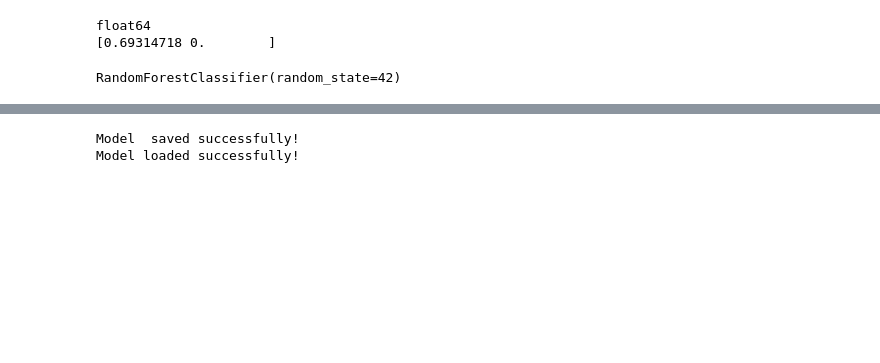
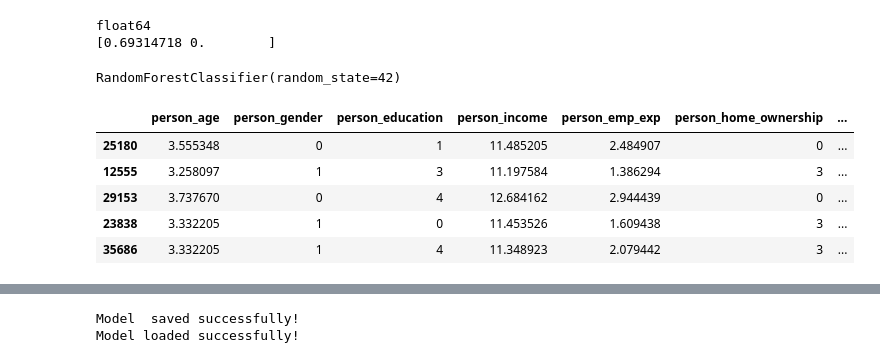
Before and after one commit to boomiikas/Loan-Approval-Prediction, a Jupyter notebook: reg.ipynb, the cells around one changed output, grey strips where cells are left out. Cells and saved outputs as stored; diff of their text form; code cells hidden in the pictures; blank space fills up the shorter version.

```diff
--- a/reg.ipynb
+++ b/reg.ipynb
@@ -207,6 +205,15 @@ rf = RandomForestClassifier(n_estimators=100, random_state=42)
 rf.fit(X_train, y_train)
 # %% [output]
 RandomForestClassifier(random_state=42)
+# %%
+X_train.head()
+# %% [output]
+|  | person_age | person_gender | person_education | person_income | person_emp_exp | person_home_ownership | ... |
+| 25180 | 3.555348 | 0 | 1 | 11.485205 | 2.484907 | 0 | ... |
+| 12555 | 3.258097 | 1 | 3 | 11.197584 | 1.386294 | 3 | ... |
+| 29153 | 3.737670 | 0 | 4 | 12.684162 | 2.944439 | 0 | ... |
+| 23838 | 3.332205 | 1 | 0 | 11.453526 | 1.609438 | 3 | ... |
+| 35686 | 3.332205 | 1 | 4 | 11.348923 | 2.079442 | 3 | ... |
 # %%
 print(X_train.columns)
 # %% [output]
```
Also changed, not shown: parts of 8 cells of this notebook, 2 other files.
